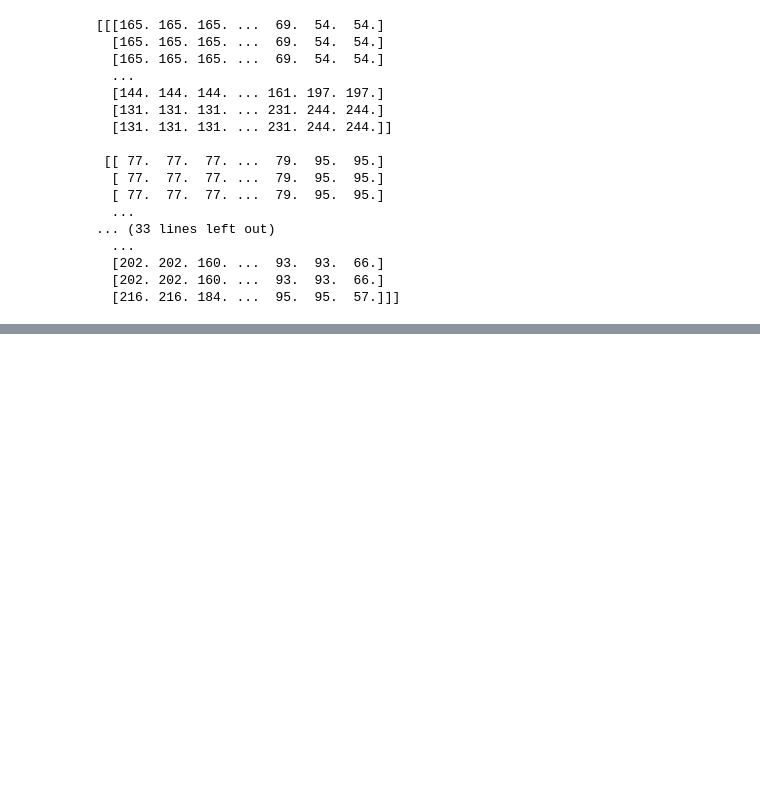
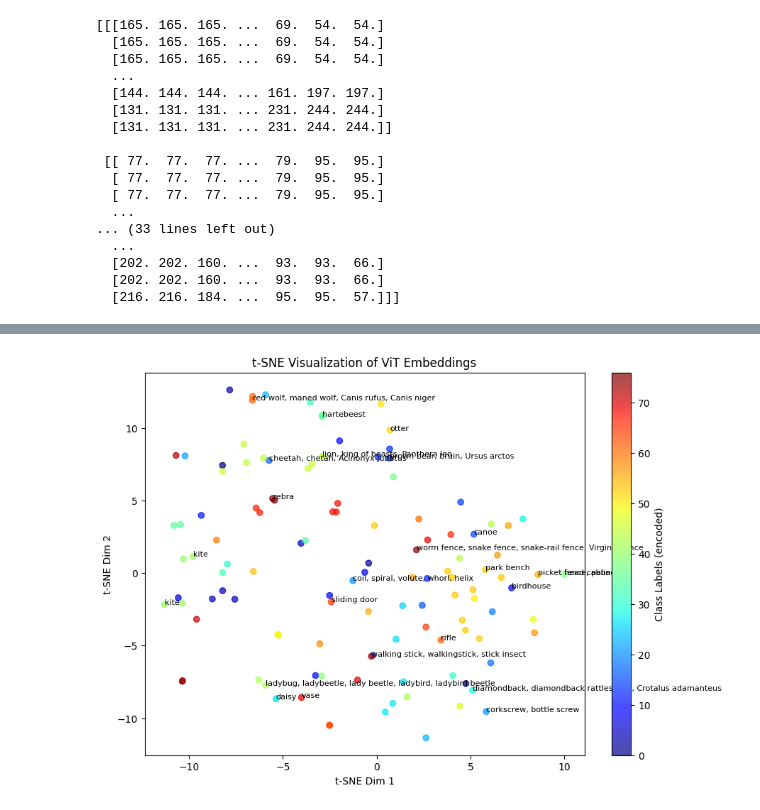
Before and after one commit to mariakesa/NeuroGarage, a Jupyter notebook: transformer_visualizations/classify_images.ipynb, the cells around one changed output, grey strips where cells are left out. Saved outputs shown, nothing was run; the diff lists cells and outputs as text; code cells hidden in the pictures; blank space fills up the shorter version.

```diff
--- a/transformer_visualizations/classify_images.ipynb
+++ b/transformer_visualizations/classify_images.ipynb
@@ -210,12 +229,13 @@ def classify_image(image):
 images_rgb = np.repeat(images[:, :, :, np.newaxis], 3, axis=-1)  # Shape: (118, 918, 1174, 3)
 
 # Loop over images, classify, and display one at a time
+labels = []
 for i in range(118):
     image = images_rgb[i]
 
     label = classify_image(image)
     print(label)
-
+    labels.append(label)
     #plt.imshow(image / 255)  # Ensure correct range for display
     #plt.axis("off")
     #plt.show()
@@ -239,0 +296,33 @@ park bench
+# %%
+embeddings=embeddings['natural_scenes']
+# %%
+from sklearn.manifold import TSNE
+import matplotlib.pyplot as plt
+import numpy as np
+from sklearn.preprocessing import LabelEncoder
+
+# Example: `embeddings` is (N, embedding_dim), `labels` is a list of class names
+label_encoder = LabelEncoder()
+numeric_labels = label_encoder.fit_transform(labels)  # Convert to numbers
+
+# Perform t-SNE
+tsne = TSNE(n_components=2, perplexity=30, random_state=42)
+embeddings_2d = tsne.fit_transform(embeddings)
+
+# Scatter plot
+plt.figure(figsize=(10, 7))
+scatter = plt.scatter(
+    embeddings_2d[:, 0], embeddings_2d[:, 1], c=numeric_labels, cmap='jet', alpha=0.7
+)
+plt.colorbar(label="Class Labels (encoded)")
+plt.xlabel("t-SNE Dim 1")
+plt.ylabel("t-SNE Dim 2")
+plt.title("t-SNE Visualization of ViT Embeddings")
+
+# Optional: Annotate some points with their class names
+for i in range(0, len(labels), len(labels) // 20):  # Sample annotations to avoid clutter
+    plt.annotate(labels[i], (embeddings_2d[i, 0], embeddings_2d[i, 1]), fontsize=8)
+
+plt.show()
+# %% [output]
+[figure, added]
```
Also changed, not shown: parts of 15 cells of this notebook.
